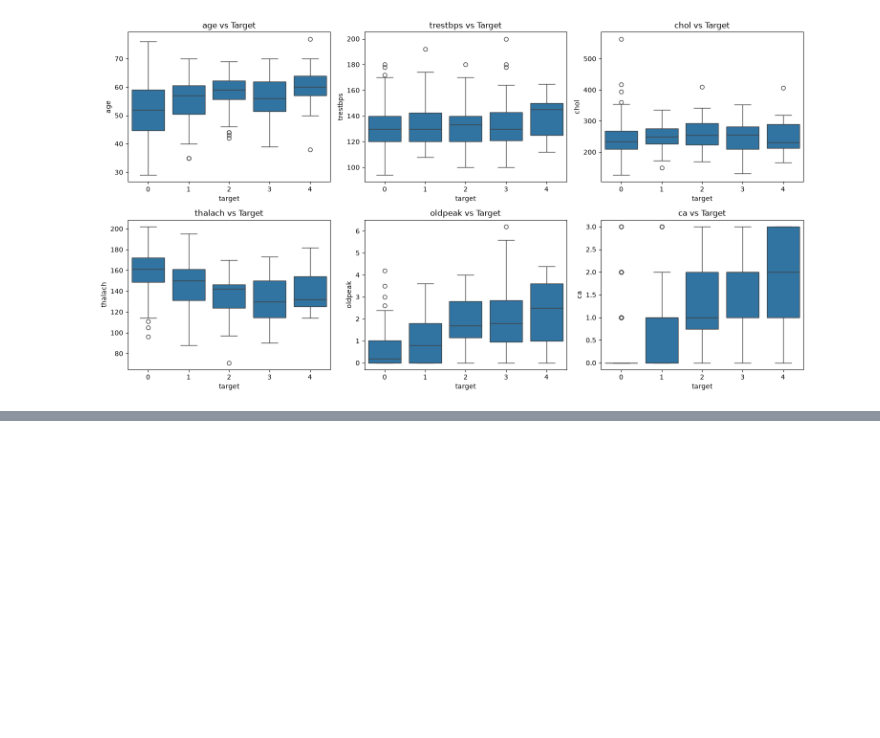
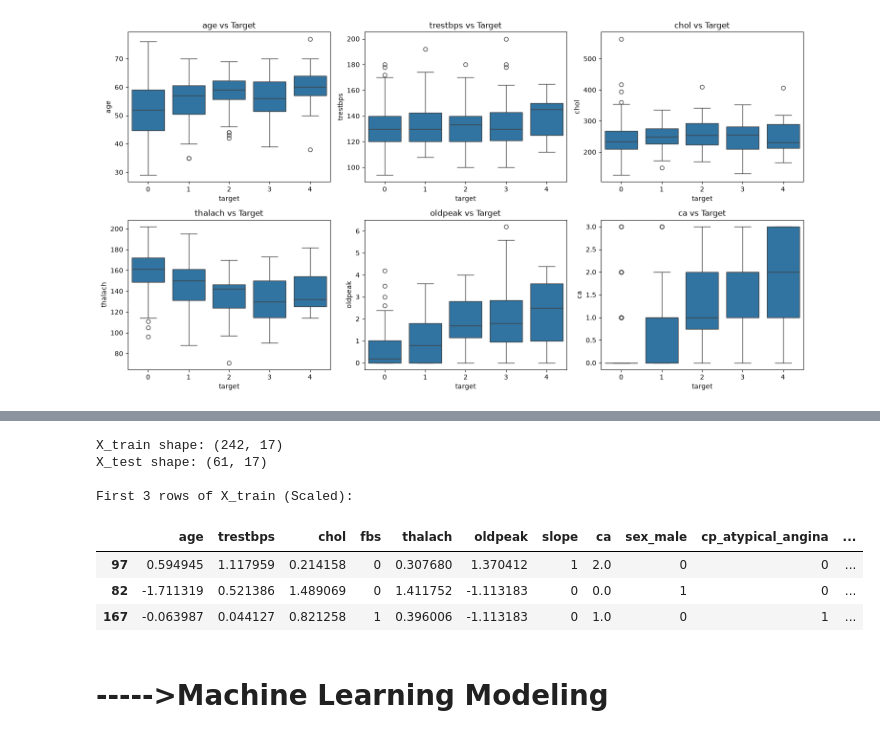
Before and after one commit to zelkadiri603-lang/CodeAlpha_DiseasePrediction, a Jupyter notebook: notebooks/01_data_exploration.ipynb, the cells around one changed output, grey strips where cells are left out. Cells and saved outputs as stored; diff of their text form; code cells hidden in the pictures; blank space fills up the shorter version.

```diff
--- a/notebooks/01_data_exploration.ipynb
+++ b/notebooks/01_data_exploration.ipynb
@@ -226,0 +413,34 @@ plt.show()
+# %%
+X = df.drop(columns=['target'])
+y = df['target']
+
+# (80% Train / 20% Test)
+X_train, X_test, y_train, y_test = train_test_split(
+    X, y, test_size=0.20, random_state=42, stratify=y
+)
+
+continuous_cols = ['age', 'trestbps', 'chol', 'thalach', 'oldpeak']
+
+scaler = StandardScaler()
+
+# Fit & Transform
+X_train[continuous_cols] = scaler.fit_transform(X_train[continuous_cols])
+
+# Transform
+X_test[continuous_cols] = scaler.transform(X_test[continuous_cols])
+
+print(f"X_train shape: {X_train.shape}")
+print(f"X_test shape: {X_test.shape}")
+print("\nFirst 3 rows of X_train (Scaled):")
+X_train.head(3)
+# %% [output]
+X_train shape: (242, 17)
+X_test shape: (61, 17)
+
+First 3 rows of X_train (Scaled):
+|  | age | trestbps | chol | fbs | thalach | oldpeak | slope | ca | sex_male | cp_atypical_angina | ... |
+| 97 | 0.594945 | 1.117959 | 0.214158 | 0 | 0.307680 | 1.370412 | 1 | 2.0 | 0 | 0 | ... |
+| 82 | -1.711319 | 0.521386 | 1.489069 | 0 | 1.411752 | -1.113183 | 0 | 0.0 | 1 | 0 | ... |
+| 167 | -0.063987 | 0.044127 | 0.821258 | 1 | 0.396006 | -1.113183 | 0 | 1.0 | 0 | 1 | ... |
+# %% [markdown]
+ # ----->Machine Learning Modeling
```
Also changed, not shown: parts of 20 cells of this notebook.
